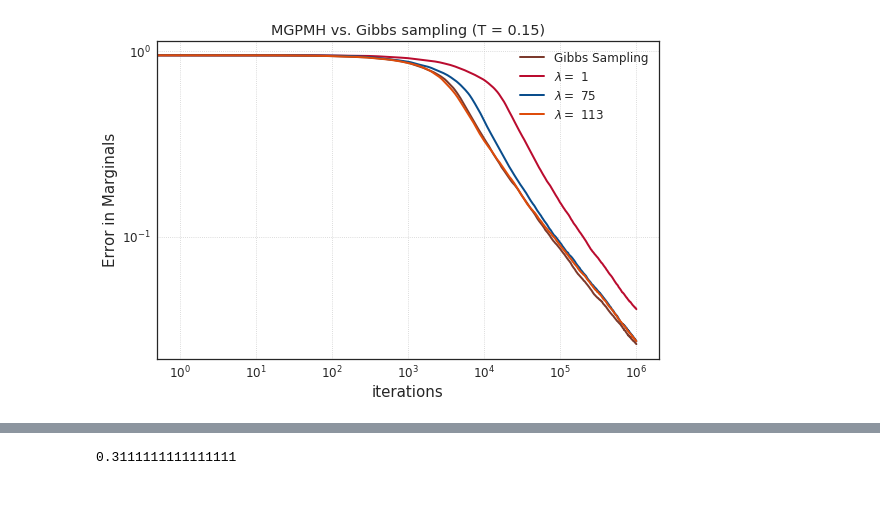
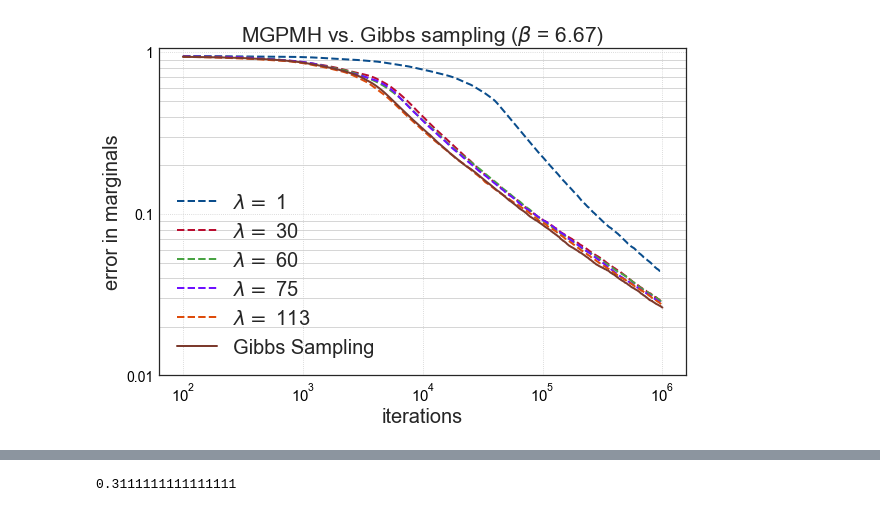
Before and after one commit to vincent6606/Mini_batched_Gibbs, a Jupyter notebook: Potts model/plott_potts.ipynb, the cells around one changed output, grey strips where cells are left out. Cells and saved outputs as stored; diff of their text form; code cells hidden in the pictures.

```diff
--- a/Potts model/plott_potts.ipynb
+++ b/Potts model/plott_potts.ipynb
@@ -52,3 +45,10 @@ gibbs_error = np.genfromtxt('Gibbs_errors_10_20_1000000.csv',delimiter=',')
+# %%
+error = iter_loadtxt('MGPMH_errors_10_20_1000000.csv')
+gibbs_error = iter_loadtxt('Gibbs_errors_10_20_1000000.csv')
+# %%
+error = error[error[:,0].argsort()[::1]]
+# %%
+index = np.arange(100,1000000,100)
 # %%
 error[:,0]
 # %% [output]
@@ -57,25 +56,32 @@ array([  75.94406879,    1.51888138,   60.75525503,   30.37762752,
 # %%
 import matplotlib.lines as lines
 with sns.axes_style("white"):
-    fig = plt.figure(figsize=(8, 5.5))
+    fig = plt.figure(figsize=(8.5, 6))
     ax  = fig.add_subplot(111)
     plt.yscale('log')
     plt.xscale('log')
+
+    for i in range(5):
+        line = error[i,index]
+        plt.plot(index,line,color=flatui[i],linestyle='--',linewidth=2,label="$\lambda = $ {:d}".format(int(error[i,0])))
+
     for i in range(1):
-        line = gibbs_error[1:]
-        plt.plot(line,color=flatui[-1],linewidth=2,label="Gibbs Sampling".format(i))
-    pl = [1,0,4]
-    for i in pl:
-        line = error[i,1:]
-        plt.plot(line,color=flatui[i],linewidth=2,label="$\lambda = $ {:d}".format(int(error[i,0])))
-    plt.xlabel("iterations", size=15)
-    plt.ylabel("Error in Marginals", size=15)
-    plt.title('MGPMH vs. Gibbs sampling (T = 0.15)')
-    plt.legend(loc='upper right')
+        line = gibbs_error[0,index]
+        plt.plot(index,line,color=flatui[-1],linewidth=2,label="Gibbs Sampling".format(i))
+
+
+    plt.ylim(0.01,1.07)
+    plt.yticks((0.01, 0.1, 1), ('0.01', '0.1', '1'), color='k', size=14)
+    plt.xticks(color='k',size=15)
+    plt.grid(True, which="both",axis='y')
+    plt.xlabel("iterations", size=20)
+    plt.ylabel("error in marginals", size=20)
+    plt.title(r'MGPMH vs. Gibbs sampling ($\beta$ = 6.67)',size=21)
+    plt.legend(loc='lower left',fontsize=20)
     plt.grid(linestyle='dotted')
     plt.tight_layout(pad=1, w_pad=1, h_pad=1)
 
     plt.savefig("Marginals_{}.pdf".format('50'), bbox_inches='tight')
     plt.show()
 # %% [output]
-[figure, old version]
+[figure, new version]
```
Also changed, not shown: parts of 11 cells of this notebook, 12 other files.
